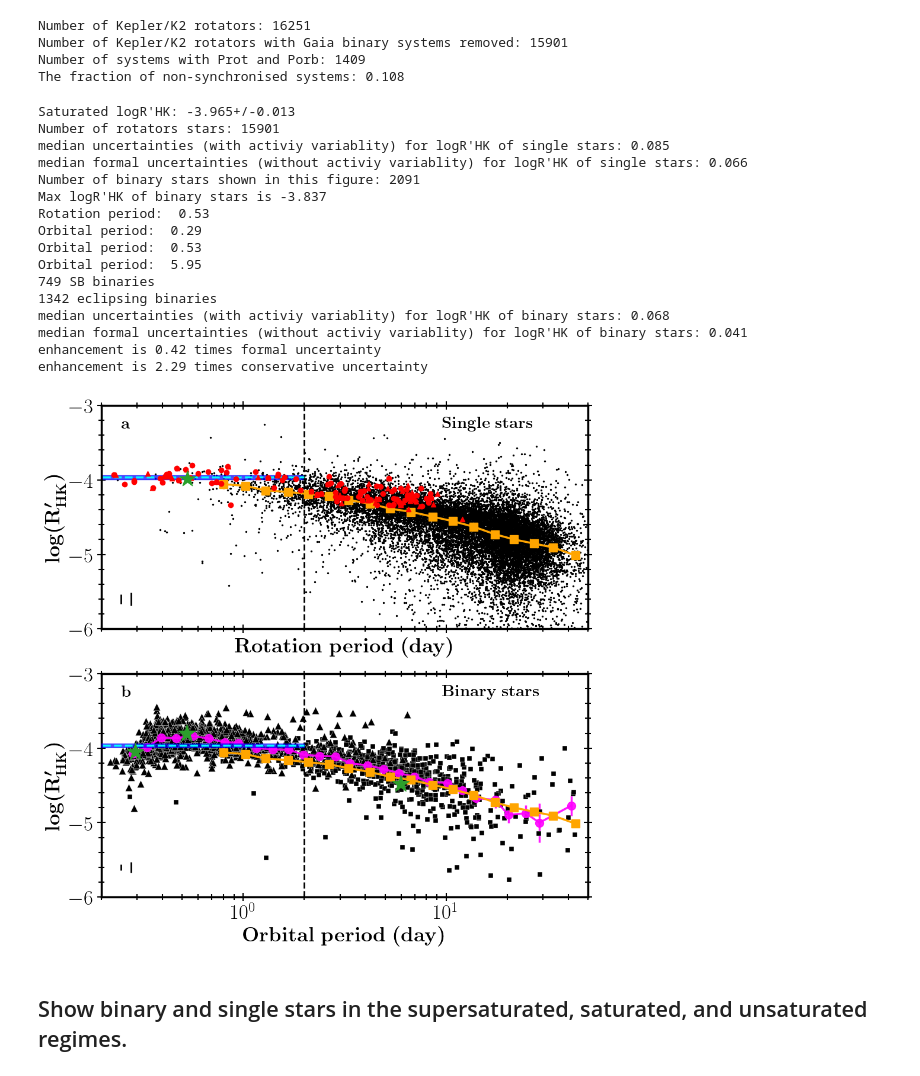
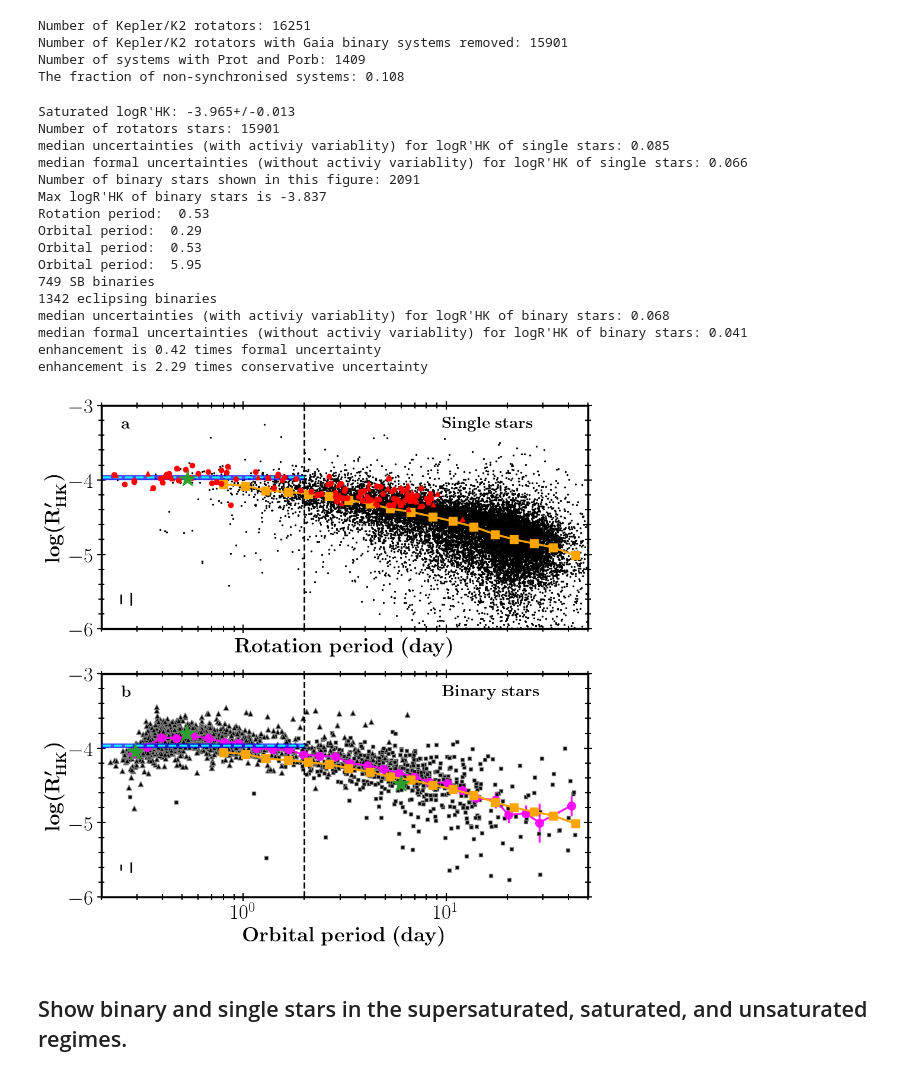
Before and after one commit to Jieyu126/CloseBinaryActivity, a Jupyter notebook: Code/Single_Binary_Stars.ipynb, the cells around one changed output. Saved outputs shown, nothing was run; the diff lists cells and outputs as text; code cells hidden in the pictures.

```diff
--- a/Code/Single_Binary_Stars.ipynb
+++ b/Code/Single_Binary_Stars.ipynb
@@ -367,10 +365,10 @@ print(f"Orbital period: {fullSample[fullSample.uid==uid].period.values[0]: .2f}"
 
 cmap = plt.cm.get_cmap("gnuplot_r", 7)
 cond = (fullSample.type.str.contains("SB"))& (fullSample.logrRprimehk.notna()) & (fullSample.eccentricity<ethreshold) & (fullSample.period.between(10**(-0.7), 10**1.7))
-cb1 = ax[1].scatter(fullSample[cond].period, fullSample[cond].logrRprimehk, fc="black", ec="white", lw=0.3, s=28, zorder=2, marker="s")
+cb1 = ax[1].scatter(fullSample[cond].period, fullSample[cond].logrRprimehk, fc="black", ec="grey", s=18, zorder=2, marker="s")
 print("{} SB binaries".format(len(fullSample[cond & (fullSample.period.between(0.2, 50))])))
 cond = (fullSample.type.str.contains("Ec"))& (fullSample.logrRprimehk.notna())  & (fullSample.eccentricity<ethreshold) & (fullSample.period.between(10**(-0.7), 10**1.7))
-cb1 = ax[1].scatter(fullSample[cond].period, fullSample[cond].logrRprimehk, fc="k", ec="white", lw=0.3, s=80, zorder=2, marker="^")
+cb1 = ax[1].scatter(fullSample[cond].period, fullSample[cond].logrRprimehk, fc="k", ec="grey", s=40, zorder=2, marker="^")
 print("{} eclipsing binaries".format(len(fullSample[cond & (fullSample.period.between(0.2, 50))])))
 ax[1].plot([0, 10**pthreshold], [logRprimeHKSat, logRprimeHKSat], c="cyan", ls="--", lw=2.5, zorder=11)
 ax[1].fill_between([0, 10**pthreshold], y1=logRprimeHKSat-logRprimeHKSatErr*ErrInflationFactor, y2=logRprimeHKSat+logRprimeHKSatErr*ErrInflationFactor, color="blue", alpha=0.7, zorder=10)
@@ -379,35 +377,35 @@ figure_annotation(ax, text=[r"$\boldsymbol{\rm a}$", r"$\boldsymbol{\rm b}$"], f
 ax[1].set_xlim(0.2, 50)
 ax[1].set_ylim(-6, -3.0)
 ax[0].set_xscale("log")
 cond = (fullSample.logrRprimehk.notna()) & (fullSample.eccentricity<ethreshold) & (fullSample.period.between(10**(-0.7), 10**1.7))
 ax[1].errorbar([0.25], [-5.6], yerr=fullSample[cond].logrRprimehkerr.median(), c="k", zorder=12, ms=5, lw=2, marker='none')
 ax[1].errorbar([0.28], [-5.6], yerr=fullSample[cond].logrRprimehkerrUniform.median(), c="k", zorder=12, ms=5, lw=2, marker='none')
 print("median uncertainties (with activiy variablity) for logR'HK of binary stars: {:.3f}".format(fullSample[cond].logrRprimehkerrUniform.median()))
 print("median formal uncertainties (without activiy variablity) for logR'HK of binary stars: {:.3f}".format(fullSample[cond].logrRprimehkerr.median()))
 print("enhancement is {:.2f} times formal uncertainty".format(0.16/0.38))
 print("enhancement is {:.2f} times conservative uncertainty".format(0.16/0.070))
 plt.tight_layout()
 plt.subplots_adjust(hspace=0.20)
 plt.savefig("../Figures/ProtRhkSingleBinaryStars.jpg", dpi=400, bbox_inches="tight", facecolor="w")
-plt.savefig("../Figures/ProtRhkSingleBinaryStars.pdf", bbox_inches="tight", facecolor="w")
+plt.savefig("../Figures/ProtRhkSingleBinaryStars.pdf", bbox_inches="tight")
 # %% [output]
 Saturated logR'HK: -3.965+/-0.013
 Number of rotators stars: 15901
 median uncertainties (with activiy variablity) for logR'HK of single stars: 0.085
 median formal uncertainties (without activiy variablity) for logR'HK of single stars: 0.066
 Number of binary stars shown in this figure: 2091
 Max logR'HK of binary stars is -3.837
 Rotation period:  0.53
 Orbital period:  0.29
 Orbital period:  0.53
 Orbital period:  5.95
 749 SB binaries
 1342 eclipsing binaries
 median uncertainties (with activiy variablity) for logR'HK of binary stars: 0.068
 median formal uncertainties (without activiy variablity) for logR'HK of binary stars: 0.041
 enhancement is 0.42 times formal uncertainty
 enhancement is 2.29 times conservative uncertainty
-[figure, old version]
+[figure, new version]
 # %% [markdown]
 ## Show binary and single stars in the supersaturated, saturated, and unsaturated regimes.
 # %%
```
Also changed, not shown: parts of 2 cells of this notebook, 6 other files.
